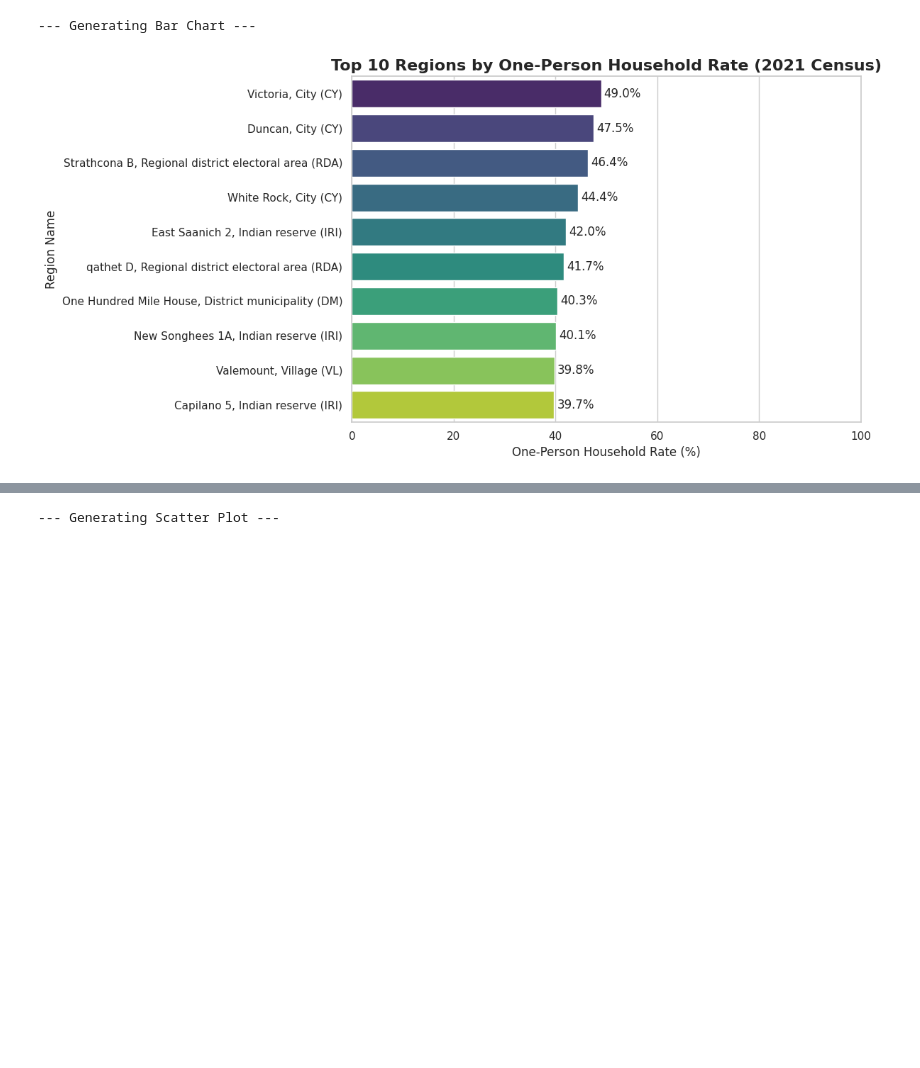
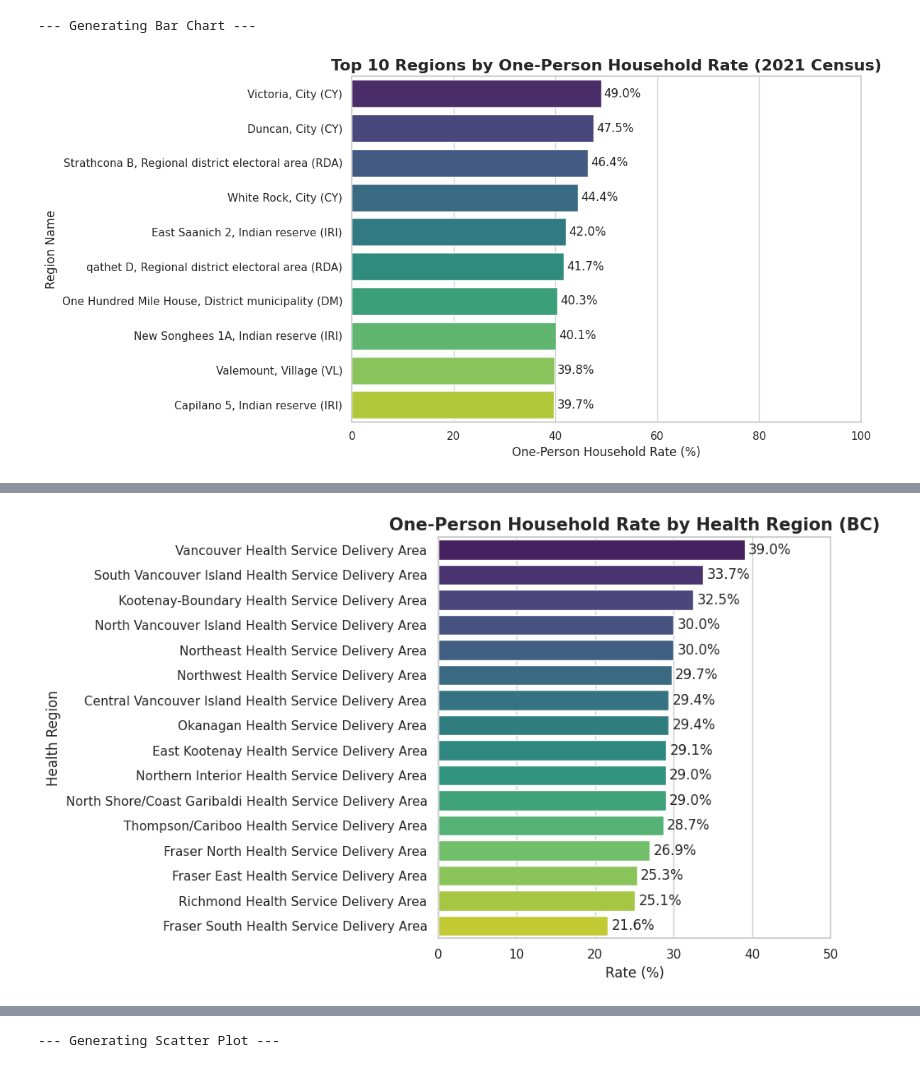
Before and after one commit to Toa-0128/2021-Census-of-Population-analysis, a Jupyter notebook: consus.ipynb, the cells around one changed output, grey strips where cells are left out. Cells and saved outputs as stored; diff of their text form; code cells hidden in the pictures; blank space fills up the shorter version.

```diff
--- a/consus.ipynb
+++ b/consus.ipynb
@@ -533,0 +535,76 @@ plt.show()
+# %%
+# ---------------------------------------------------------
+# Data Preparation for Visualization
+# ---------------------------------------------------------
+# 1. Get HR Data (from df2 query above)
+df_hr_rank_spark = spark.sql(hr_ranking_query)
+pdf_hr_rank = df_hr_rank_spark.toPandas()
+
+# 2. Get CSD Data (re-using the query from the previous step)
+#    (Assumes 'ranking_query' from the previous chat is already defined)
+df_csd_rank_spark = spark.sql(ranking_query)
+pdf_csd_rank = df_csd_rank_spark.toPandas()
+
+# ---------------------------------------------------------
+# 2: Health Region Ranking (Bar Chart)
+# ---------------------------------------------------------
+plt.figure(figsize=(10, 6))
+chart_hr = sns.barplot(
+    data=pdf_hr_rank,
+    x="One_Person_Rate_Percent",
+    y="HR_Name",
+    palette="viridis",
+    hue="HR_Name",
+    legend=False
+)
+
+plt.title("One-Person Household Rate by Health Region (BC)", fontsize=15, fontweight='bold')
+plt.xlabel("Rate (%)", fontsize=12)
+plt.ylabel("Health Region", fontsize=12)
+plt.xlim(0, 50) # Adjusted based on typical range
+
+for container in chart_hr.containers:
+    chart_hr.bar_label(container, fmt='%.1f%%', padding=3)
+
+plt.tight_layout()
+plt.show()
+
+# # ---------------------------------------------------------
+# # 3: Distribution Comparison (CSD vs. HR)
+# # ---------------------------------------------------------
+# # Comparison of the spread of values:
+# # - Blue Histogram: Distribution of all Municipalities (CSDs). Shows the variance.
+# # - Red Lines: Where the specific Health Regions (HRs) fall.
+
+# plt.figure(figsize=(12, 6))
+
+# # Plot Histogram/KDE for CSDs
+# sns.histplot(
+#     pdf_csd_rank["One_Person_Rate_Percent"],
+#     kde=True,
+#     color="skyblue",
+#     label="Municipalities (CSDs)",
+#     bins=20,
+#     stat="density"
+# )
+
+# # Overlay vertical lines for each Health Region
+# colors = sns.color_palette("husl", len(pdf_hr_rank))
+# for index, row in pdf_hr_rank.iterrows():
+#     plt.axvline(
+#         x=row["One_Person_Rate_Percent"],
+#         color=colors[index],
+#         linestyle='--',
+#         linewidth=2,
+#         label=f"HR: {row['HR_Name'].replace('Health', '').strip()}" # Shorten name
+#     )
+
+# plt.title("Comparison: Municipality Distribution vs. Health Region Averages", fontsize=15, fontweight='bold')
+# plt.xlabel("One-Person Household Rate (%)", fontsize=12)
+# plt.ylabel("Density", fontsize=12)
+# plt.legend(title="Geography", bbox_to_anchor=(1.05, 1), loc='upper left')
+
+# plt.tight_layout()
+# plt.show()
+# %% [output]
+[figure, added]
```
Also changed, not shown: parts of 17 cells of this notebook.
